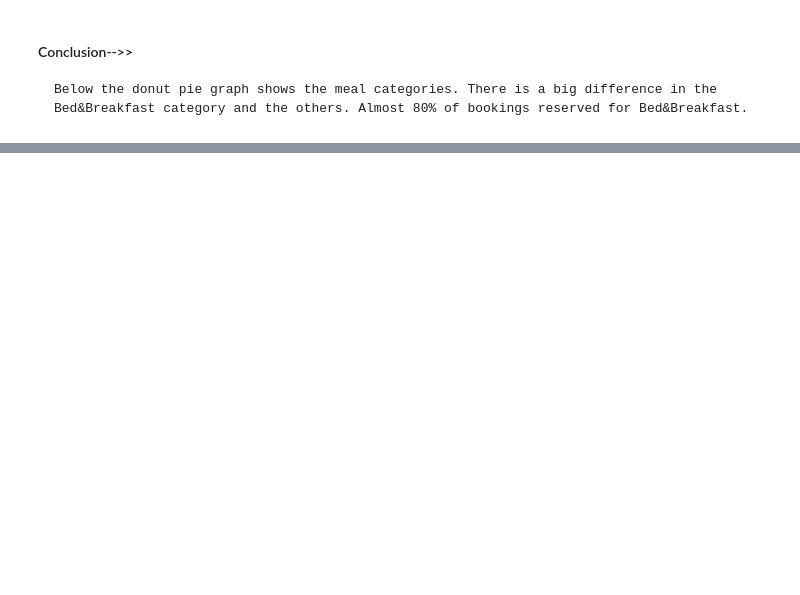
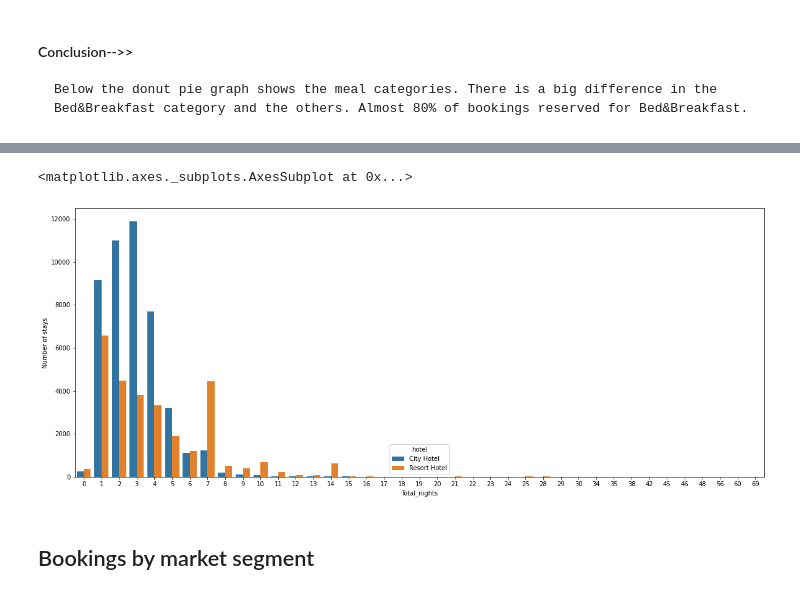
Before and after one commit to MJaiman/Data-Analytics, a Jupyter notebook: Hotel_Booking_Data_Analysis_Using_Python.ipynb, the cells around one changed output, grey strips where cells are left out. Saved outputs shown, nothing was run; the diff lists cells and outputs as text; code cells hidden in the pictures; blank space fills up the shorter version.

```diff
--- a/Hotel_Booking_Data_Analysis_Using_Python.ipynb
+++ b/Hotel_Booking_Data_Analysis_Using_Python.ipynb
@@ -402,0 +569,3 @@ px.pie(data,values=data['meal'].value_counts(),names=data['meal'].value_counts()
+# %%
+filter=data['is_canceled']==0
+clean_data=data[filter]
@@ -402,0 +581,2 @@ px.pie(data,values=data['meal'].value_counts(),names=data['meal'].value_counts()
+# %%
+clean_data['Total_nights']=clean_data['stays_in_weekend_nights'] + clean_data['stays_in_week_nights']
@@ -402,0 +593,4 @@ px.pie(data,values=data['meal'].value_counts(),names=data['meal'].value_counts()
+# %%
+stay=clean_data.groupby(['Total_nights','hotel']).agg('count').reset_index()
+stay=stay.iloc[:,0:3]
+stay.head()
@@ -402,0 +604,2 @@ px.pie(data,values=data['meal'].value_counts(),names=data['meal'].value_counts()
+# %%
+stay=stay.rename(columns={"is_canceled":"Number of stays"})
@@ -402,0 +615,8 @@ px.pie(data,values=data['meal'].value_counts(),names=data['meal'].value_counts()
+# %%
+plt.figure(figsize=(20,8))
+sns.barplot(x='Total_nights',y='Number of stays',hue='hotel',hue_order=['City Hotel','Resort Hotel'],data=stay)
+# %% [output]
+<matplotlib.axes._subplots.AxesSubplot at 0x...>
+[figure, added]
+# %% [markdown]
+## Bookings by market segment
```
Also changed, not shown: parts of 45 cells of this notebook.
